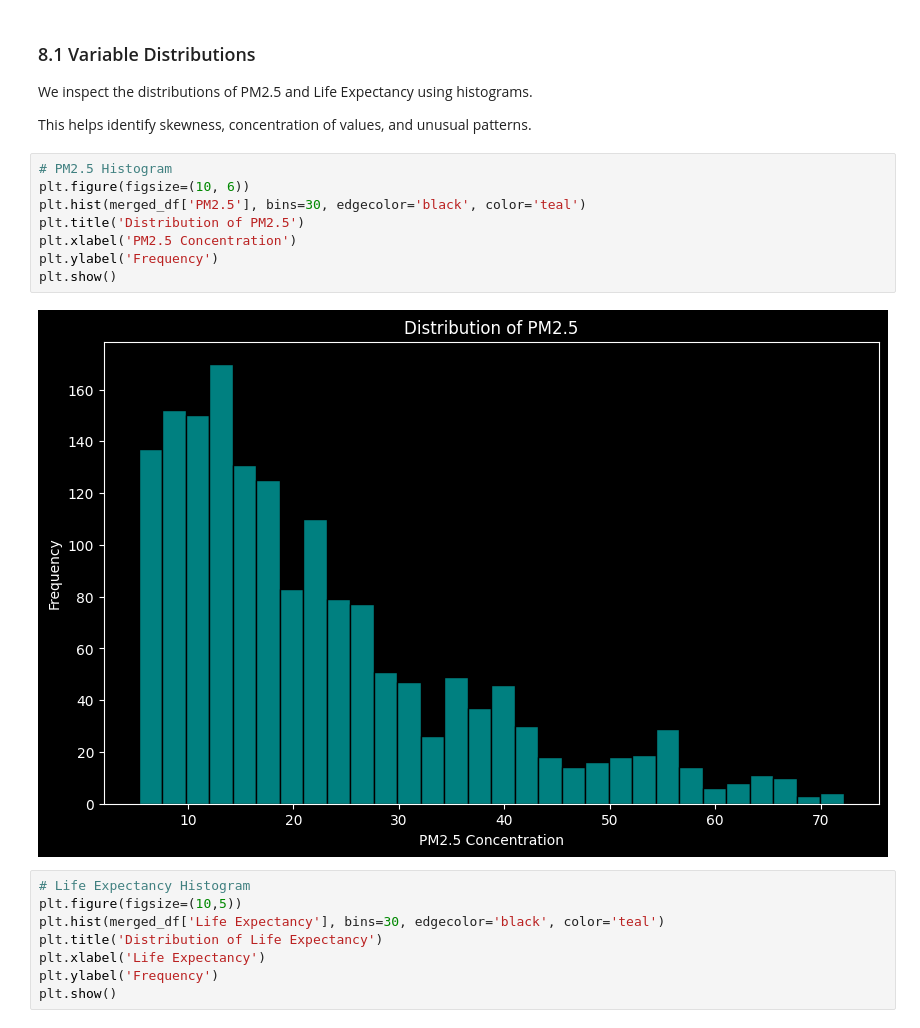
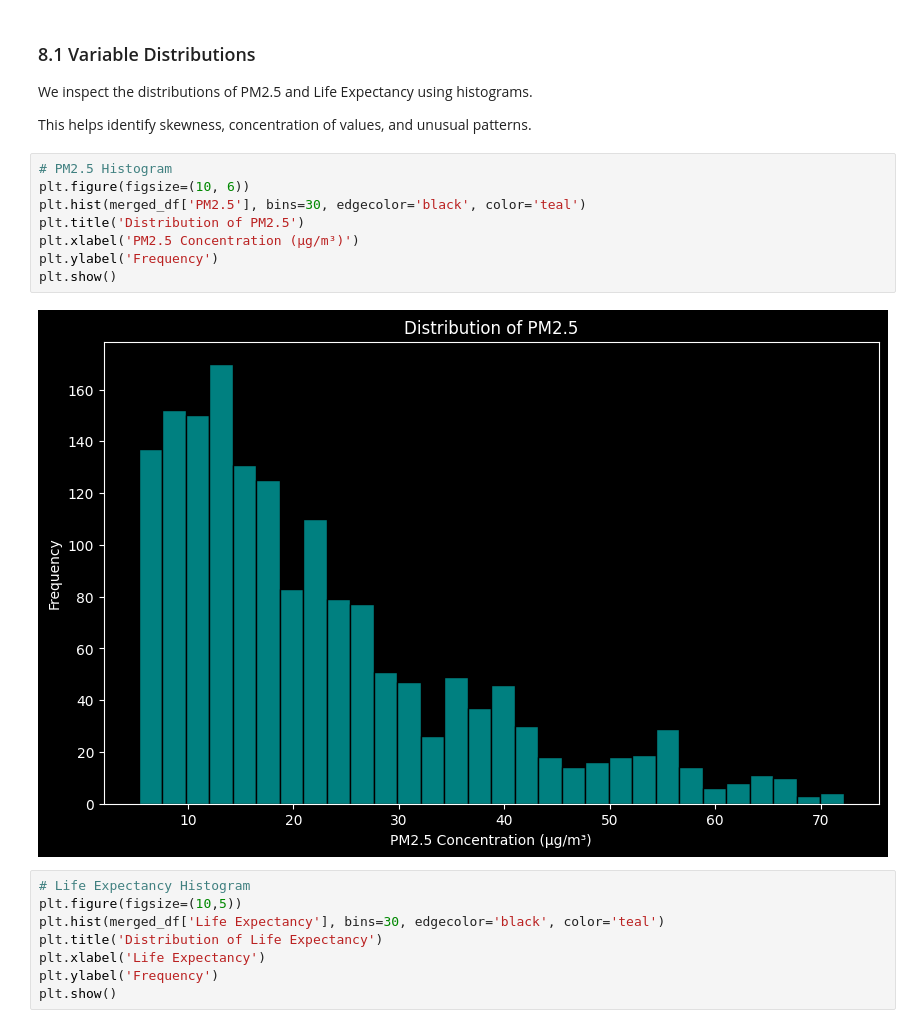
Before and after one commit to Enarb1/air-pollution-health-impact, a Jupyter notebook: notebooks/air_polution_health_impact_project.ipynb, the cells around one changed output. Cells and saved outputs as stored; diff of their text form.

```diff
--- a/notebooks/air_polution_health_impact_project.ipynb
+++ b/notebooks/air_polution_health_impact_project.ipynb
@@ -653,13 +652,13 @@ This helps identify skewness, concentration of values, and unusual patterns.
 # %%
 # PM2.5 Histogram
 plt.figure(figsize=(10, 6))
 plt.hist(merged_df['PM2.5'], bins=30, edgecolor='black', color='teal')
 plt.title('Distribution of PM2.5')
-plt.xlabel('PM2.5 Concentration')
+plt.xlabel('PM2.5 Concentration (μg/m³)')
 plt.ylabel('Frequency')
 plt.show()
 # %% [output]
-[figure, old version]
+[figure, new version]
 # %%
 # Life Expectancy Histogram
 plt.figure(figsize=(10,5))
```
Also changed, not shown: parts of 17 cells of this notebook.
